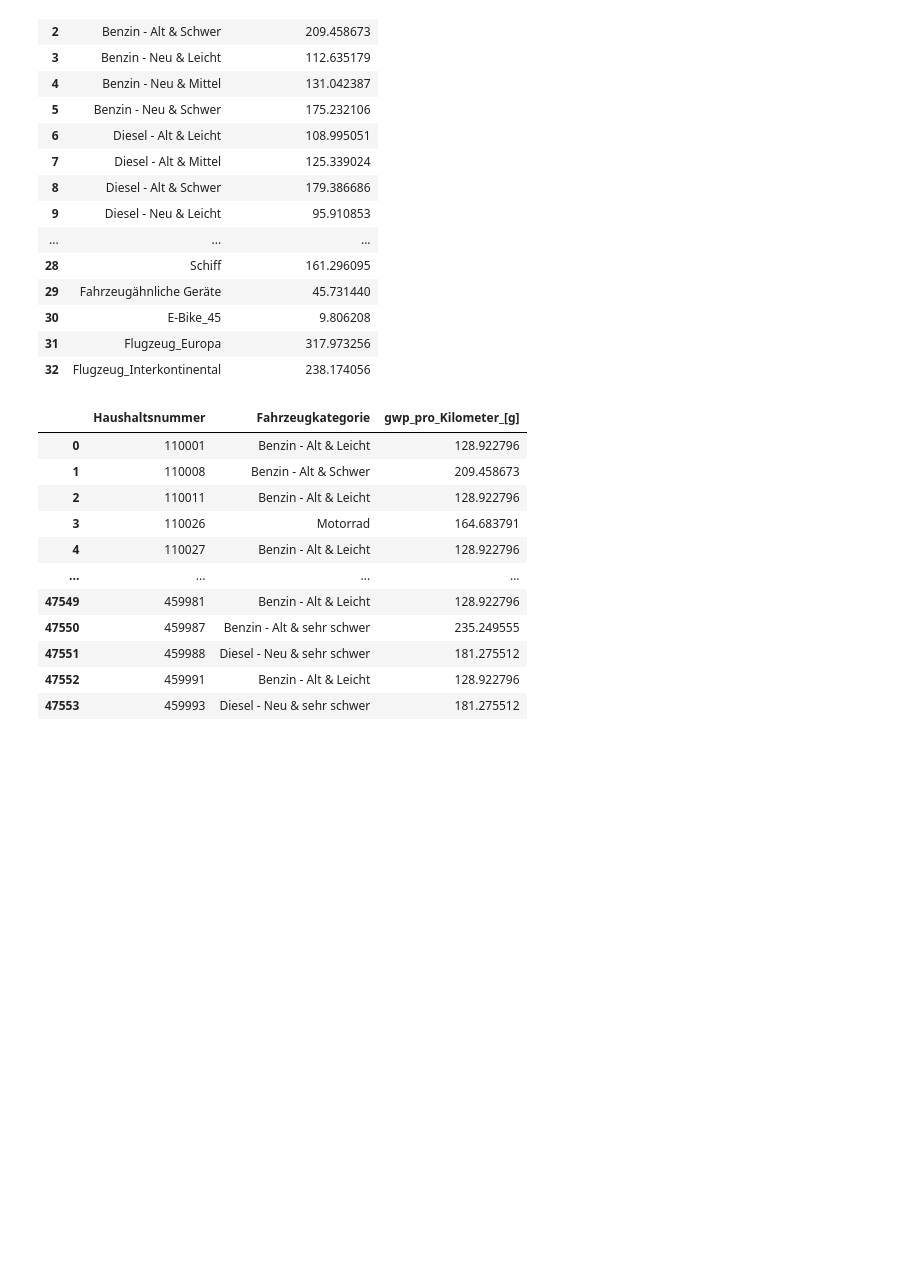
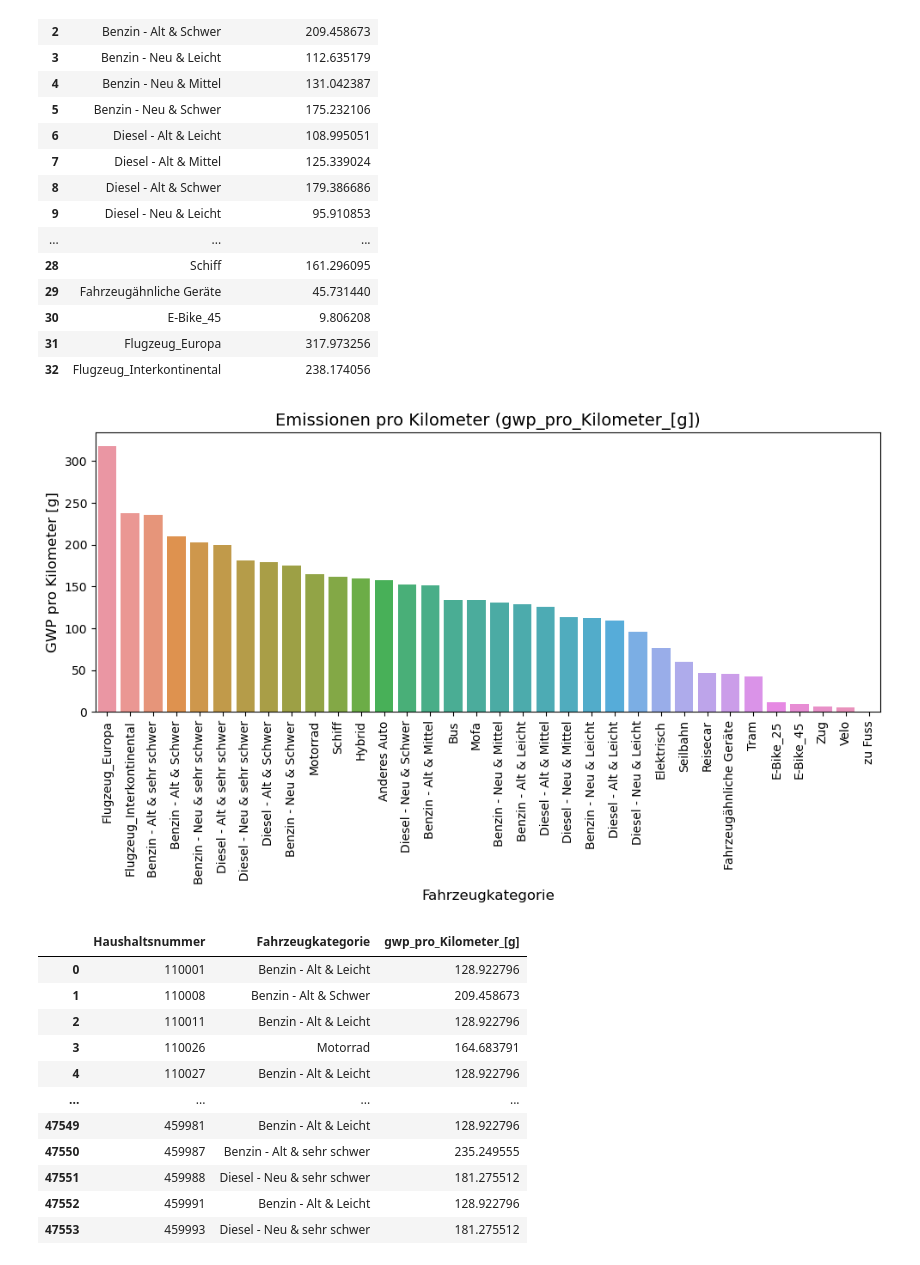
Before and after one commit to larissa-marti/ANM_Gruppe_Y, a Jupyter notebook: fahrzeuge.ipynb, the cells around one changed output. Saved outputs shown, nothing was run; the diff lists cells and outputs as text; code cells hidden in the pictures; blank space fills up the shorter version.

```diff
--- a/fahrzeuge.ipynb
+++ b/fahrzeuge.ipynb
@@ -369,6 +369,32 @@ emissionen
 | 30 | E-Bike_45 | 9.806208 |
 | 31 | Flugzeug_Europa | 317.973256 |
 | 32 | Flugzeug_Interkontinental | 238.174056 |
+# %%
+# Sortiere die Emissionen absteigend für eine bessere Darstellung
+emissionen_sorted = emissionen.sort_values(by="gwp_pro_Kilometer_[g]", ascending=False)
+emissionen_sorted = emissionen_sorted.append(
+    {"name": "zu Fuss", "gwp_pro_Kilometer_[g]": 0}, ignore_index=True
+)
+
+# Plot erstellen
+plt.figure(figsize=(10, 6))  # Größe des Diagramms festlegen
+sns.barplot(
+    data=emissionen_sorted,
+    x="name",
+    y="gwp_pro_Kilometer_[g]",
+)
+
+# Titel und Achsenbeschriftungen
+plt.title("Emissionen pro Kilometer (gwp_pro_Kilometer_[g])", fontsize=14)
+plt.xlabel("Fahrzeugkategorie", fontsize=12)
+plt.ylabel("GWP pro Kilometer [g]", fontsize=12)
+plt.xticks(rotation=90)  # Drehung der Namen auf der x-Achse für bessere Lesbarkeit
+
+# Diagramm anzeigen
+plt.tight_layout()  # Sorgt dafür, dass alles gut passt
+plt.show()
+# %% [output]
+[figure, added]
 # %%
 # Zusammenführen der Emissionsdaten mit den Fahrzeugen
 fz_agg = fz_agg.merge(
```
Also changed, not shown: parts of 9 cells of this notebook, 2 other files.
